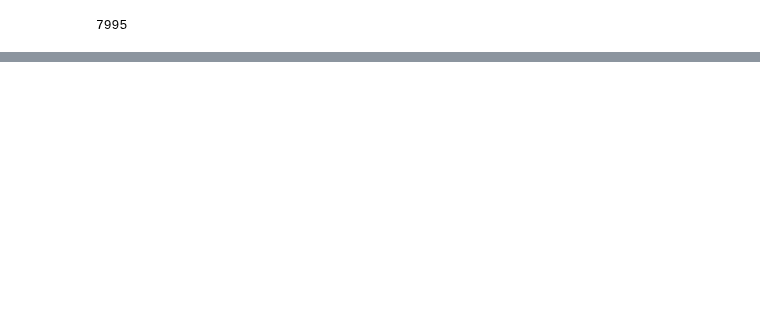
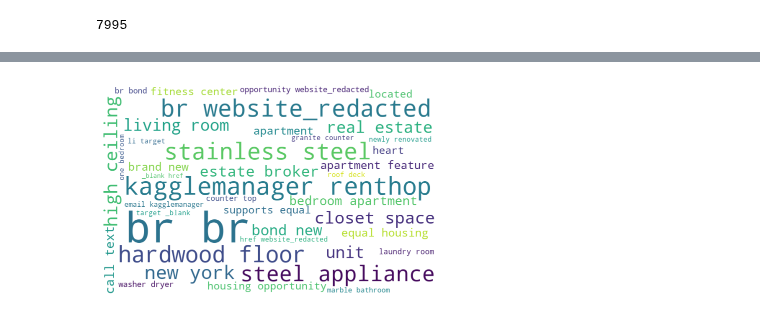
Before and after one commit to parrt/msds593, a Jupyter notebook: notebooks/nyrent.ipynb, the cells around one changed output, grey strips where cells are left out. Saved outputs shown, nothing was run; the diff lists cells and outputs as text; code cells hidden in the pictures; blank space fills up the shorter version.

```diff
--- a/notebooks/nyrent.ipynb
+++ b/notebooks/nyrent.ipynb
@@ -347,0 +584,8 @@ I see nothing crazy about the apartment other than the number of images they pos
+# %%
+# First, normalize the text to be lowercase
+df_rent['description'] = df_rent['description'].str.strip().str.lower()
+
+# Now combine the strings from all rows in that column, separating them by space
+text = df_rent['description'].str.cat(sep=' ')
+print(f"There are {len(text)} chars")
+text[0:100]
@@ -347,0 +614,9 @@ I see nothing crazy about the apartment other than the number of images they pos
+# %%
+wordcloud = WordCloud(background_color='white', width=800, height=500, max_words=40)
+wordcloud.generate(text)
+#wordcloud.recolor(random_state=0)
+plt.imshow(wordcloud)
+plt.axis("off")
+plt.show()
+# %% [output]
+[figure, added]
```
Also changed, not shown: parts of 61 cells of this notebook.
